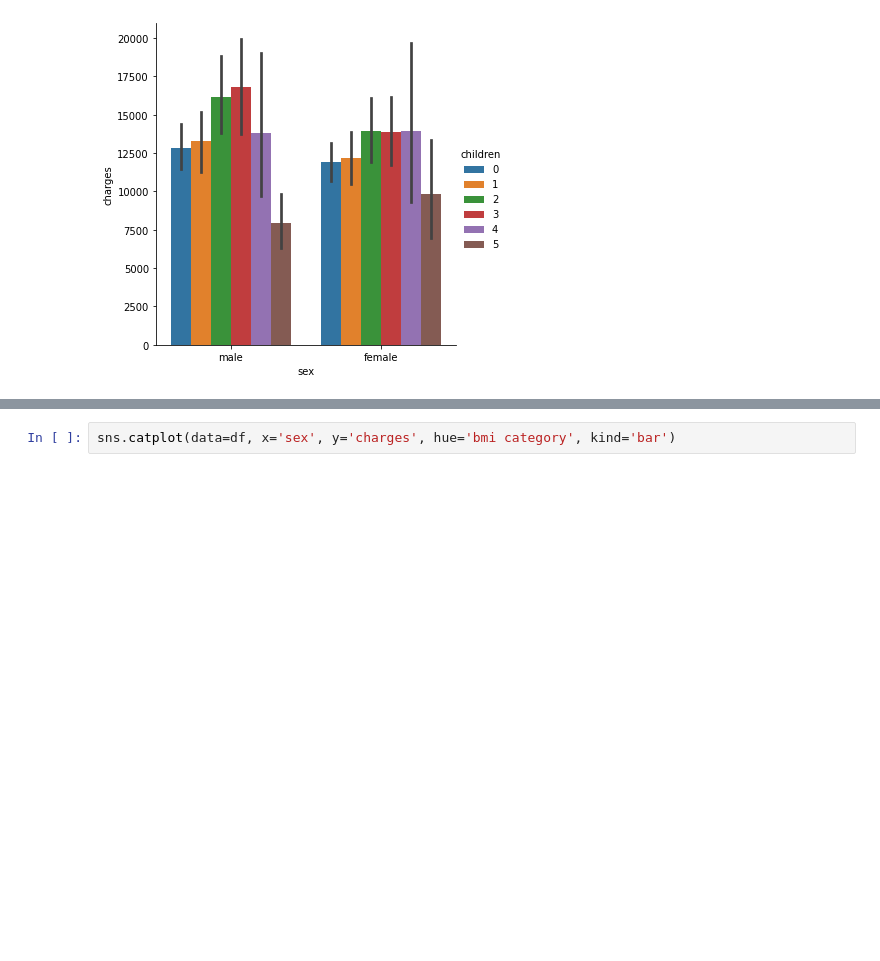
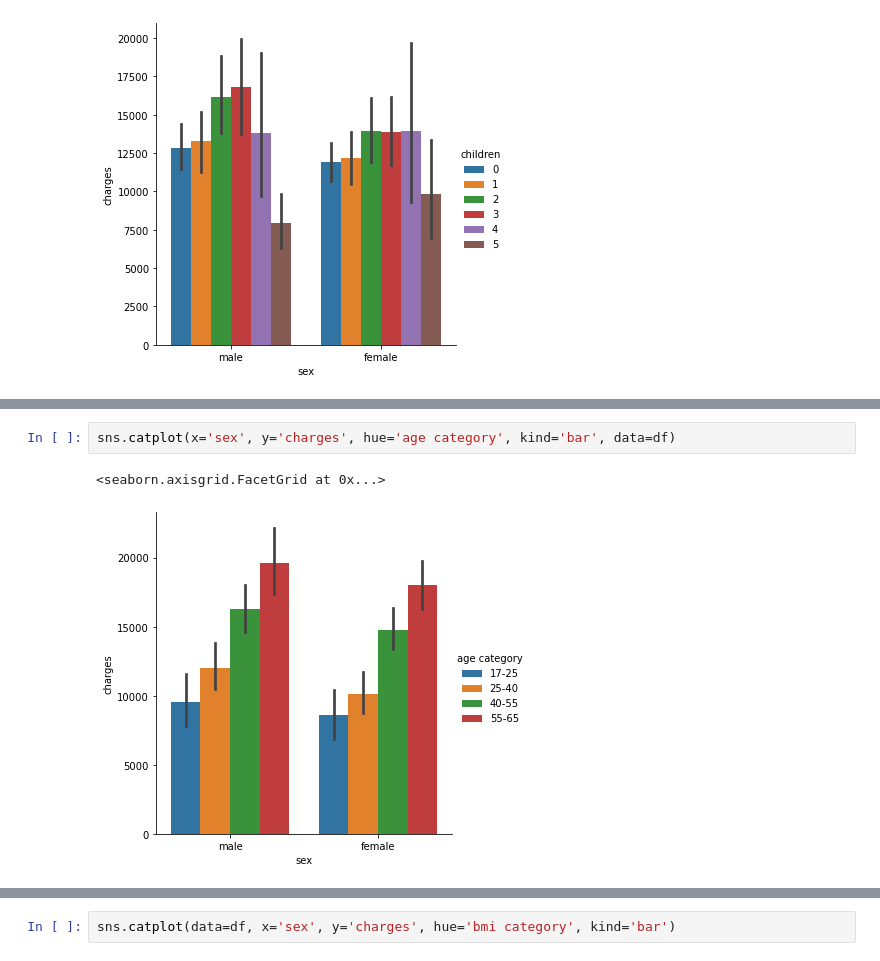
Before and after one commit to data301-2020-winter2/course-project-group_1041, a Jupyter notebook: analysis/submitted/milestone2.ipynb, the cells around one changed output, grey strips where cells are left out. Drawn from its saved outputs; the diff is of its cells as text; blank space fills up the shorter version.

```diff
--- a/analysis/submitted/milestone2.ipynb
+++ b/analysis/submitted/milestone2.ipynb
@@ -48,0 +70,5 @@ sns.catplot(data=df, x='sex', y='charges', hue='children', kind='bar')
+# %%
+sns.catplot(x='sex', y='charges', hue='age category', kind='bar', data=df)
+# %% [output]
+<seaborn.axisgrid.FacetGrid at 0x...>
+[figure, added]
```
Also changed, not shown: parts of 13 cells of this notebook.
